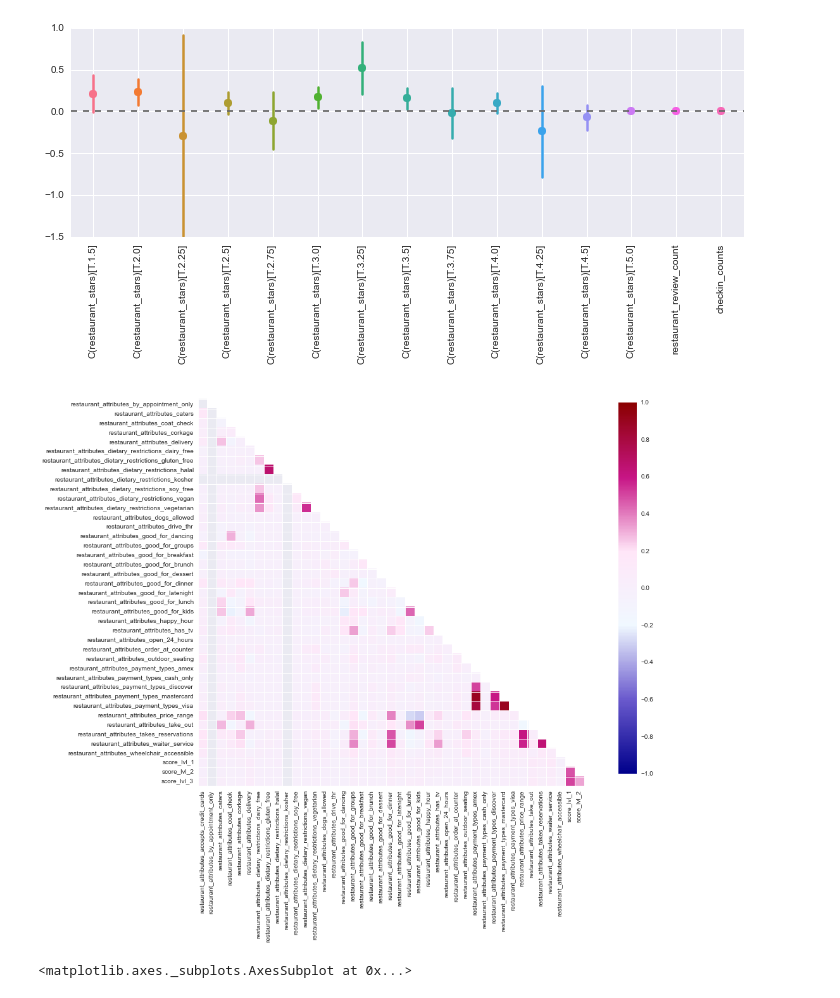
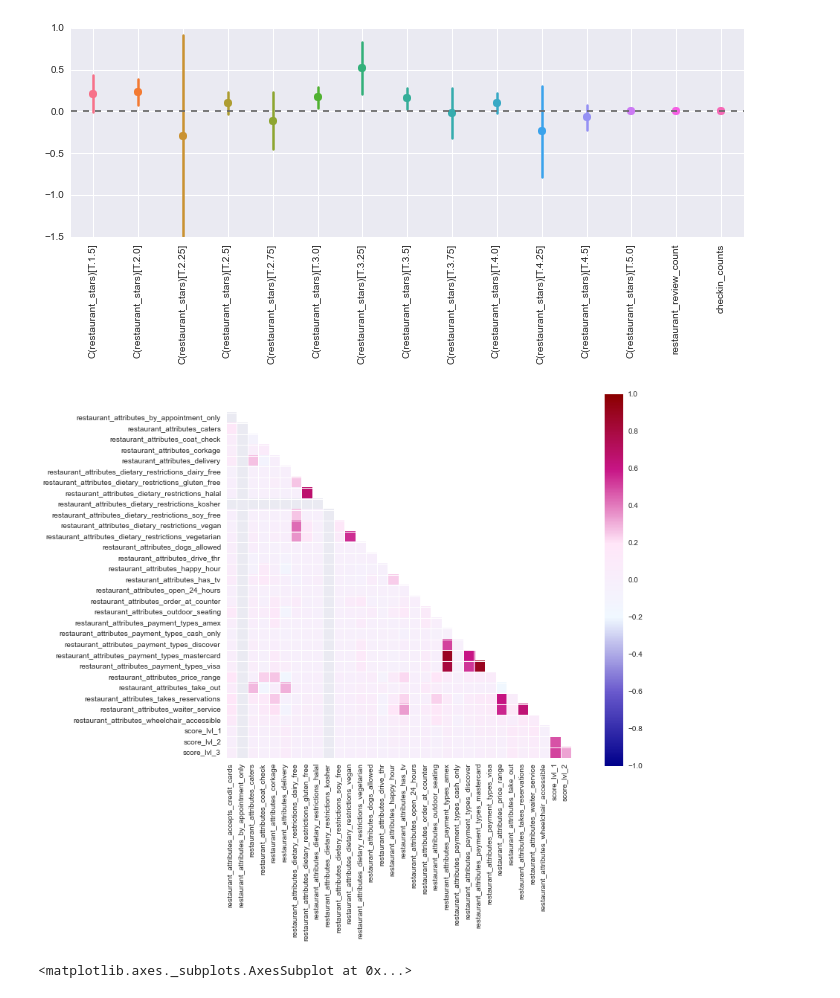
Before and after one commit to potatochip/kojak, a Jupyter notebook: flat_model_exploration.ipynb, the cells around one changed output. Cells and saved outputs as stored; diff of their text form; code cells hidden in the pictures.

```diff
--- a/flat_model_exploration.ipynb
+++ b/flat_model_exploration.ipynb
@@ -123,15 +123,15 @@ atts = X[[
  'restaurant_attributes_dietary_restrictions_vegetarian',
  'restaurant_attributes_dogs_allowed',
  'restaurant_attributes_drive_thr',
- 'restaurant_attributes_good_for_dancing',
- 'restaurant_attributes_good_for_groups',
- 'restaurant_attributes_good_for_breakfast',
- 'restaurant_attributes_good_for_brunch',
- 'restaurant_attributes_good_for_dessert',
- 'restaurant_attributes_good_for_dinner',
- 'restaurant_attributes_good_for_latenight',
- 'restaurant_attributes_good_for_lunch',
- 'restaurant_attributes_good_for_kids',
+#  'restaurant_attributes_good_for_dancing',
+#  'restaurant_attributes_good_for_groups',
+#  'restaurant_attributes_good_for_breakfast',
+#  'restaurant_attributes_good_for_brunch',
+#  'restaurant_attributes_good_for_dessert',
+#  'restaurant_attributes_good_for_dinner',
+#  'restaurant_attributes_good_for_latenight',
+#  'restaurant_attributes_good_for_lunch',
+#  'restaurant_attributes_good_for_kids',
  'restaurant_attributes_happy_hour',
  'restaurant_attributes_has_tv',
  'restaurant_attributes_noise_level',
@@ -246,7 +246,7 @@ for i in range(2,3):
     temp.columns = ['neighborhood','score_lvl_1','score_lvl_2','score_lvl_3']
     new = new.append(temp)
 
-sns.mpl.rc("figure", figsize=(30,14))
+sns.mpl.rc("figure", figsize=(8,10))
 scores = ['score_lvl_1','score_lvl_2','score_lvl_3']
 for score in scores:
     formula = score + " ~ " + 'neighborhood'
@@ -313,11 +307,13 @@ for score in scores:
 # %%
-f, ax = plt.subplots(figsize=(14,14))
+f, ax = plt.subplots(figsize=(12,12))
 cmap = sns.blend_palette(["#00008B", "#6A5ACD", "#F0F8FF",
                           "#FFE6F8", "#C71585", "#8B0000"], as_cmap=True)
 sns.corrplot(pd.concat([atts, y], axis=1), annot=False, diag_names=False, cmap=cmap)
 ax.grid(False)
+plt.tight_layout()
+plt.savefig('visuals/corr_plot')
 # %% [output]
-[figure, old version]
+[figure, new version]
 # %%
 sns.distplot(X.restaurant_hours_friday_close.dropna())
 # %% [output]
```
Also changed, not shown: parts of 4 cells of this notebook, 30 other files.
